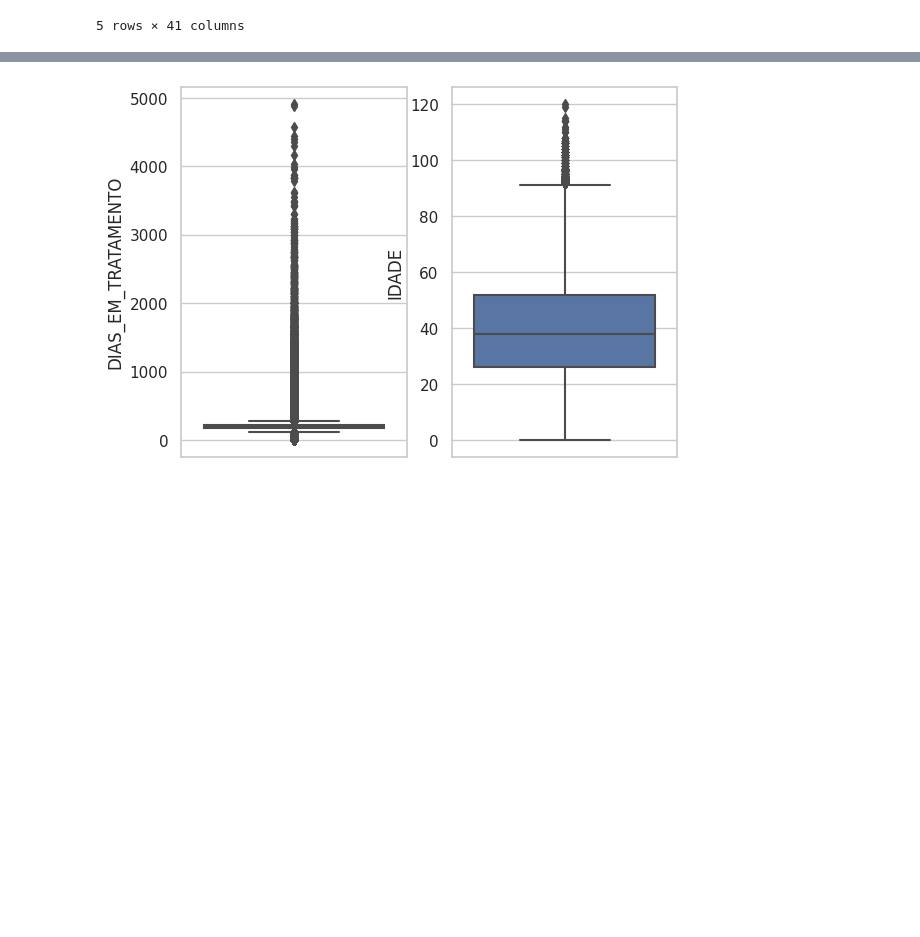
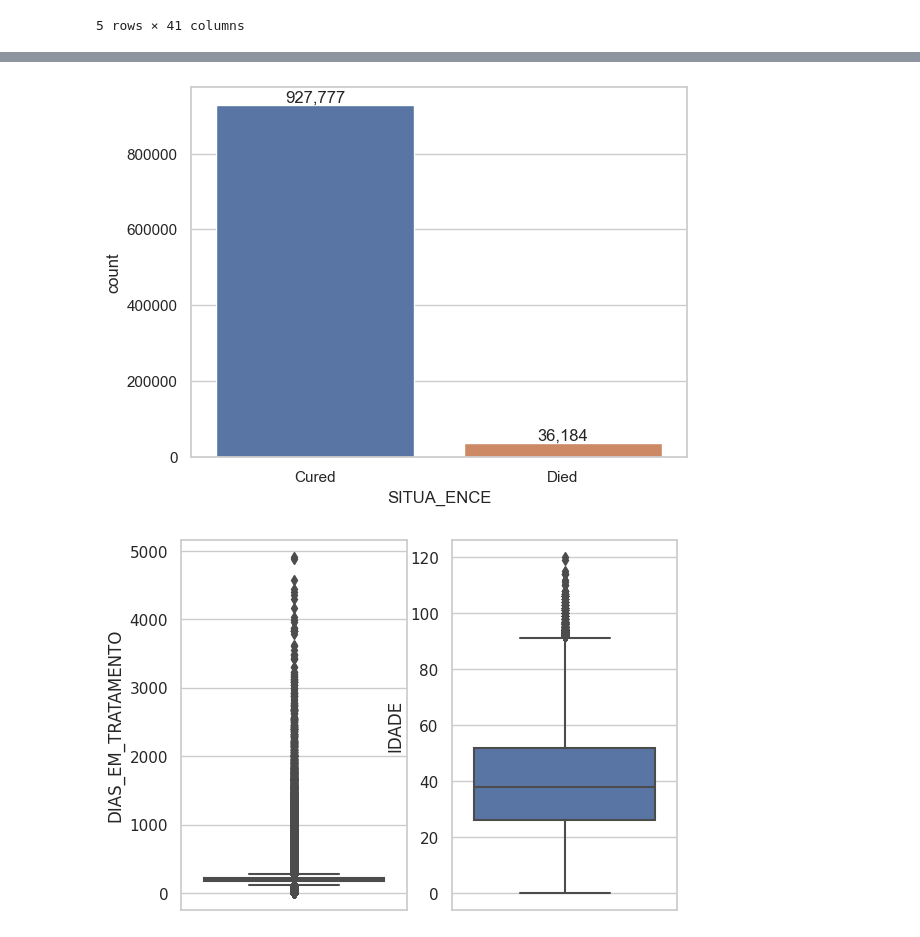
Before and after one commit to eduardochaves1/prog-tuberculose, a Jupyter notebook: notebooks/2_EDA.ipynb, the cells around one changed output, grey strips where cells are left out. Saved outputs shown, nothing was run; the diff lists cells and outputs as text; code cells hidden in the pictures; blank space fills up the shorter version.

```diff
--- a/notebooks/2_EDA.ipynb
+++ b/notebooks/2_EDA.ipynb
@@ -70,3 +70,10 @@ df.describe()
+# %%
+fig = sns.countplot(df, x='SITUA_ENCE')
+
+for c in fig.containers:
+    fig.bar_label(c, labels=[f'{x:,.0f}' for x in c.datavalues])
+# %% [output]
+[figure, added]
 # %%
 fig, ax = plt.subplots(1,2)
 
```
Also changed, not shown: parts of 2 cells of this notebook.
